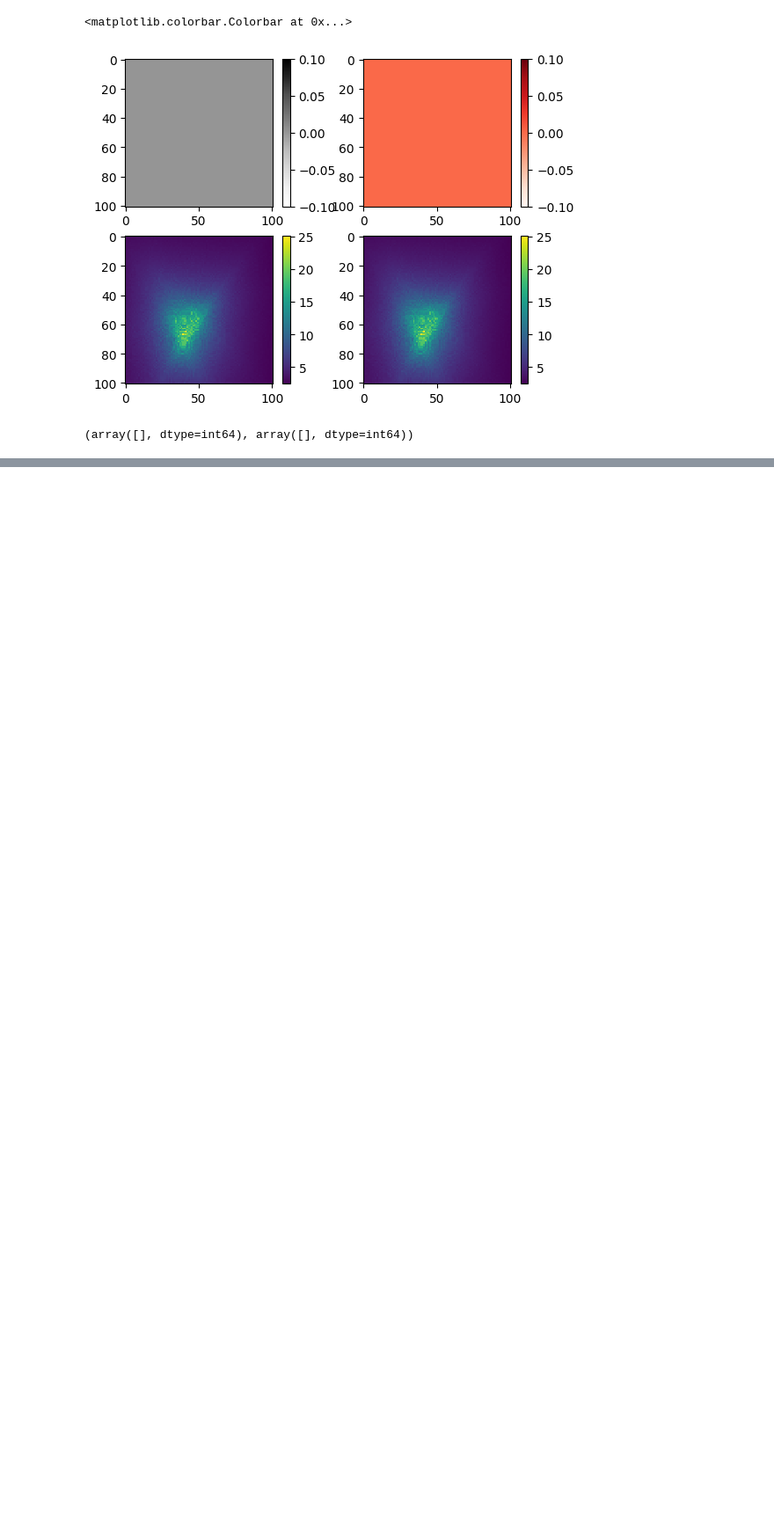
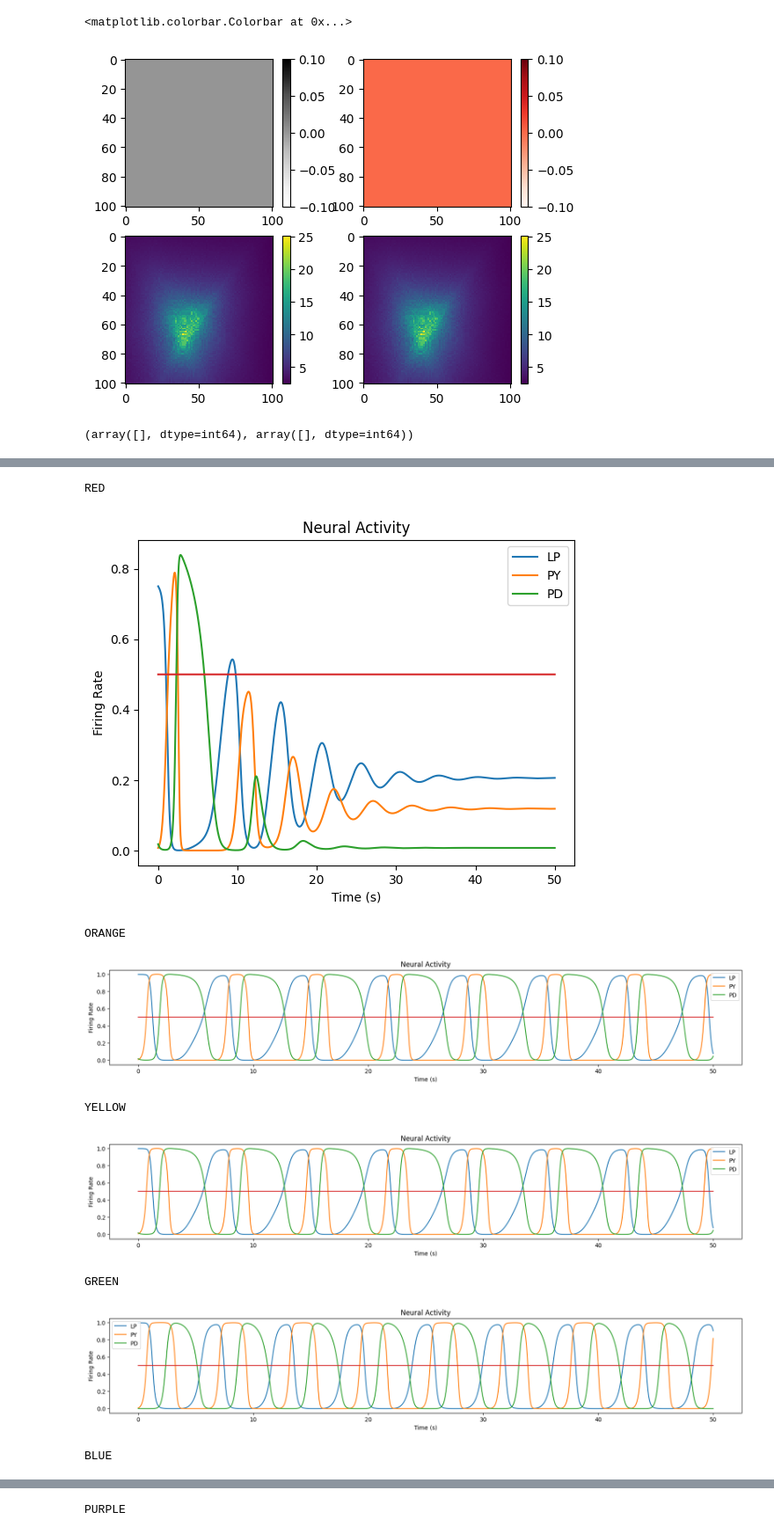
Before and after one commit to ljstolting/EvolvingHP, a Jupyter notebook: Cpp/Viz_ParSpace.ipynb, the cells around one changed output, grey strips where cells are left out. Shown at 88% size. Cells and saved outputs as stored; diff of their text form; code cells hidden in the pictures; blank space fills up the shorter version.

```diff
--- a/Cpp/Viz_ParSpace.ipynb
+++ b/Cpp/Viz_ParSpace.ipynb
@@ -147,0 +147,45 @@ plt.show()
+# %%
+#Time Series for all initial points, without HP
+neurongenome = np.array([  1.25966,  11.7919 ,  -8.9466,  -14.1082  , 13.505  ,  15.8346   ,-4.73326, -14.9413 ,   7.13229  , 2.68606 , -5.92321,  -8.09309,   1.0782 ,   1.45534 , 1.713  ])
+dur = 50
+redC = CTRNN(3,.001,dur,None,neurongenome)
+redC.setBiases(np.array([red[0,0] , -5.92321,  red[0,1]]))
+# print(redC.Biases)
+redC.run(0)
+print("RED")
+redC.plot()
+orangeC = CTRNN(3,.001,dur,None,neurongenome)
+orangeC.setBiases(np.array([orange[0,0] , -5.92321,  orange[0,1]]))
+orangeC.run(0)
+print("ORANGE")
+orangeC.plot()
+yellowC = CTRNN(3,.001,dur,None,neurongenome)
+yellowC.setBiases(np.array([yellow[0,0] , -5.92321,  yellow[0,1]]))
+yellowC.run(0)
+print("YELLOW")
+yellowC.plot()
+greenC = CTRNN(3,.001,dur,None,neurongenome)
+greenC.setBiases(np.array([green[0,0] , -5.92321,  green[0,1]]))
+greenC.run(0)
+print("GREEN")
+greenC.plot()
+blueC = CTRNN(3,.001,dur,None,neurongenome)
+blueC.setBiases(np.array([blue[0,0] , -5.92321,  blue[0,1]]))
+blueC.run(0)
+print("BLUE")
+blueC.plot()
+purpleC = CTRNN(3,.001,dur,None,neurongenome)
+purpleC.setBiases(np.array([purple[0,0] , -5.92321,  purple[0,1]]))
+purpleC.run(0)
+print("PURPLE")
+purpleC.plot()
+# %% [output]
+RED
+[figure, added]
+ORANGE
+[figure, added]
+YELLOW
+[figure, added]
+GREEN
+[figure, added]
+BLUE
@@ -147,0 +193 @@ plt.show()
+PURPLE
```
Also changed, not shown: parts of 8 cells of this notebook, 26 other files.
